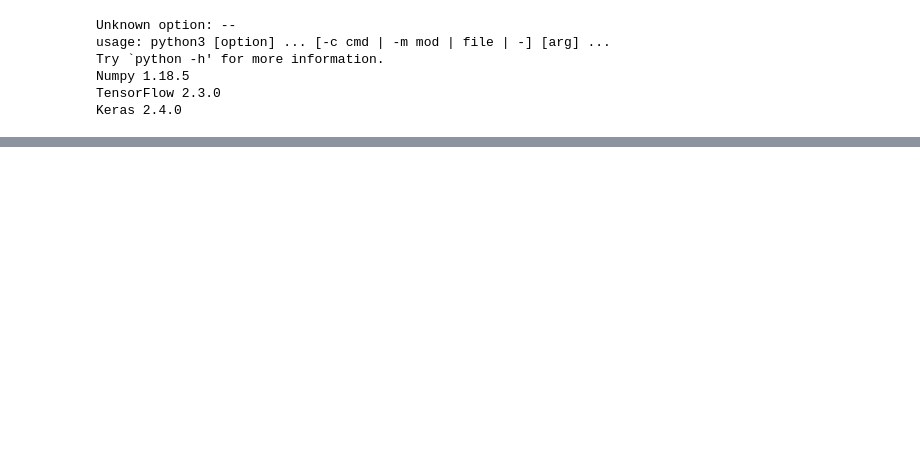
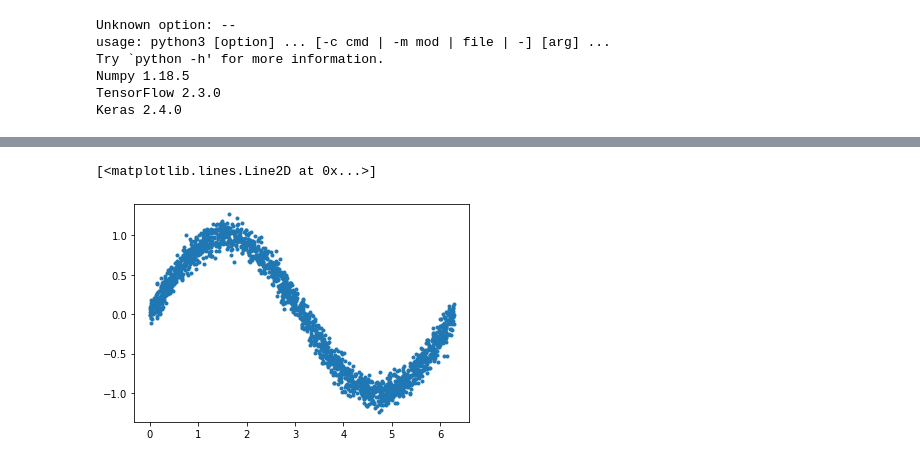
Before and after one commit to walidamriou/ESP32_AI_predict_sine_function_by_regression_model, a Jupyter notebook: Building_and_Training_the_model/ESP32_AI_predict_sine_function_by_regression_model.ipynb, the cells around one changed output, grey strips where cells are left out. Drawn from its saved outputs; the diff is of its cells as text; code cells hidden in the pictures; blank space fills up the shorter version.

```diff
--- a/Building_and_Training_the_model/ESP32_AI_predict_sine_function_by_regression_model.ipynb
+++ b/Building_and_Training_the_model/ESP32_AI_predict_sine_function_by_regression_model.ipynb
@@ -49,0 +50,7 @@ plt.plot(x_values)
+# %%
+# Create sine wave with noise
+y_values = np.sin(x_values) + (0.1 * np.random.randn(x_values.shape[0]))
+plt.plot(x_values, y_values, '.')
+# %% [output]
+[<matplotlib.lines.Line2D at 0x...>]
+[figure, added]
```
Also changed, not shown: parts of 12 cells of this notebook.
